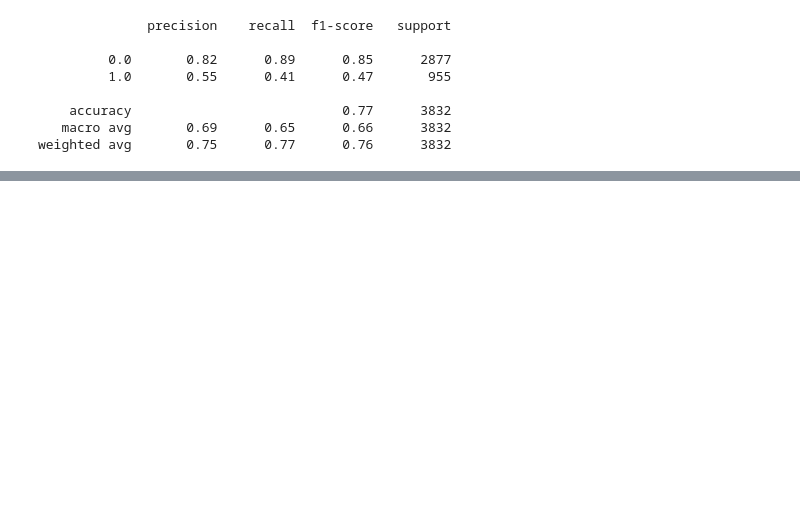
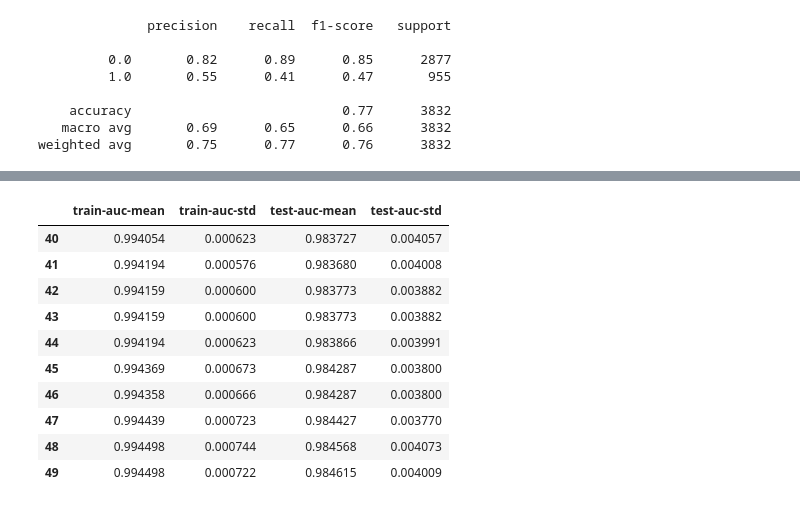
Before and after one commit to BangerVanos/IDA, a Jupyter notebook: LR2/lw_5.ipynb, the cells around one changed output, grey strips where cells are left out. Saved outputs shown, nothing was run; the diff lists cells and outputs as text; code cells hidden in the pictures; blank space fills up the shorter version.

```diff
--- a/LR2/lw_5.ipynb
+++ b/LR2/lw_5.ipynb
@@ -317,0 +468,18 @@ weighted avg       0.75      0.77      0.76      3832
+# %%
+# Part 3 Task 1
+def rfe_feature_selection_general(df, target_col, estimator, percentile=0.5):
+    x = df.drop(target_col, axis=1)
+    y = df[target_col]
+    model = RFE(estimator=estimator, n_features_to_select=percentile)
+    model.fit(x, y)
+    return {feature: True for feature in model.get_feature_names_out()}
+# %%
+# Part 3 Task 1
+model = xgb.XGBClassifier()
+selected_features = list(rfe_feature_selection_general(body_df, 'sex', LogisticRegression()).keys())
+x = body_df[selected_features]
+y = body_df['sex']
+x_train, x_test, y_train, y_test = train_test_split(x, y, test_size=0.2, stratify=y)
+model.fit(x_train, y_train)
+pred = model.predict(x_test)
+print(classification_report(y_test, pred))
@@ -317,0 +528,8 @@ weighted avg       0.75      0.77      0.76      3832
+# %%
+# Part 3 Task 2
+def seq_feature_selection_general(df, target_col, estimator, percentile=0.5):
+    x = df.drop(target_col, axis=1)
+    y = df[target_col]
+    model = SequentialFeatureSelector(estimator=estimator, n_features_to_select=percentile)
+    model.fit(x, y)
+    return {feature: True for feature in model.get_feature_names_out()}
@@ -317,0 +555,28 @@ weighted avg       0.75      0.77      0.76      3832
+# %%
+# Part 3 Task 3
+selected_features = list(seq_feature_selection_general(body_df, 'sex', SVC(kernel='linear')).keys())
+x = body_df[selected_features]
+y = body_df['sex']
+params = {'objective':'binary:logistic',
+          'colsample_bytree': 0.3,
+          'learning_rate': 0.1,
+          'max_depth': 5,
+          'alpha': 10}
+xgb_matrix = xgb.DMatrix(data=x, label=y)
+xgb_cv = xgb.cv(dtrain=xgb_matrix, params=params, nfold=3,
+                num_boost_round=50, early_stopping_rounds=10, metrics="auc", as_pandas=True, seed=123)
+xgb_cv.tail(10)
+# Pretty good hyperparameters and feature selection because auc is good
+# But that is not unusual as this dataset is very simple with clean data
+# %% [output]
+|  | train-auc-mean | train-auc-std | test-auc-mean | test-auc-std |
+| 40 | 0.994054 | 0.000623 | 0.983727 | 0.004057 |
+| 41 | 0.994194 | 0.000576 | 0.983680 | 0.004008 |
+| 42 | 0.994159 | 0.000600 | 0.983773 | 0.003882 |
+| 43 | 0.994159 | 0.000600 | 0.983773 | 0.003882 |
+| 44 | 0.994194 | 0.000623 | 0.983866 | 0.003991 |
+| 45 | 0.994369 | 0.000673 | 0.984287 | 0.003800 |
+| 46 | 0.994358 | 0.000666 | 0.984287 | 0.003800 |
+| 47 | 0.994439 | 0.000723 | 0.984427 | 0.003770 |
+| 48 | 0.994498 | 0.000744 | 0.984568 | 0.004073 |
+| 49 | 0.994498 | 0.000722 | 0.984615 | 0.004009 |
```
Also changed, not shown: parts of 42 cells of this notebook, 2 other files.
